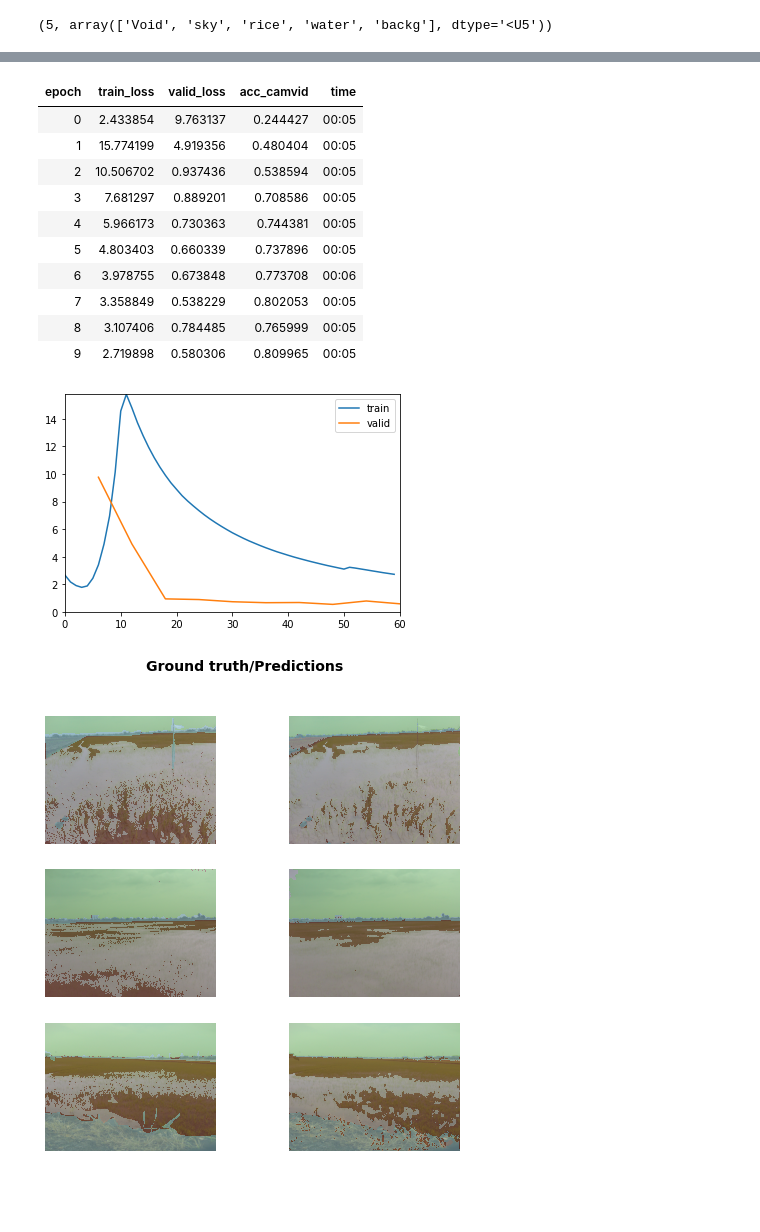
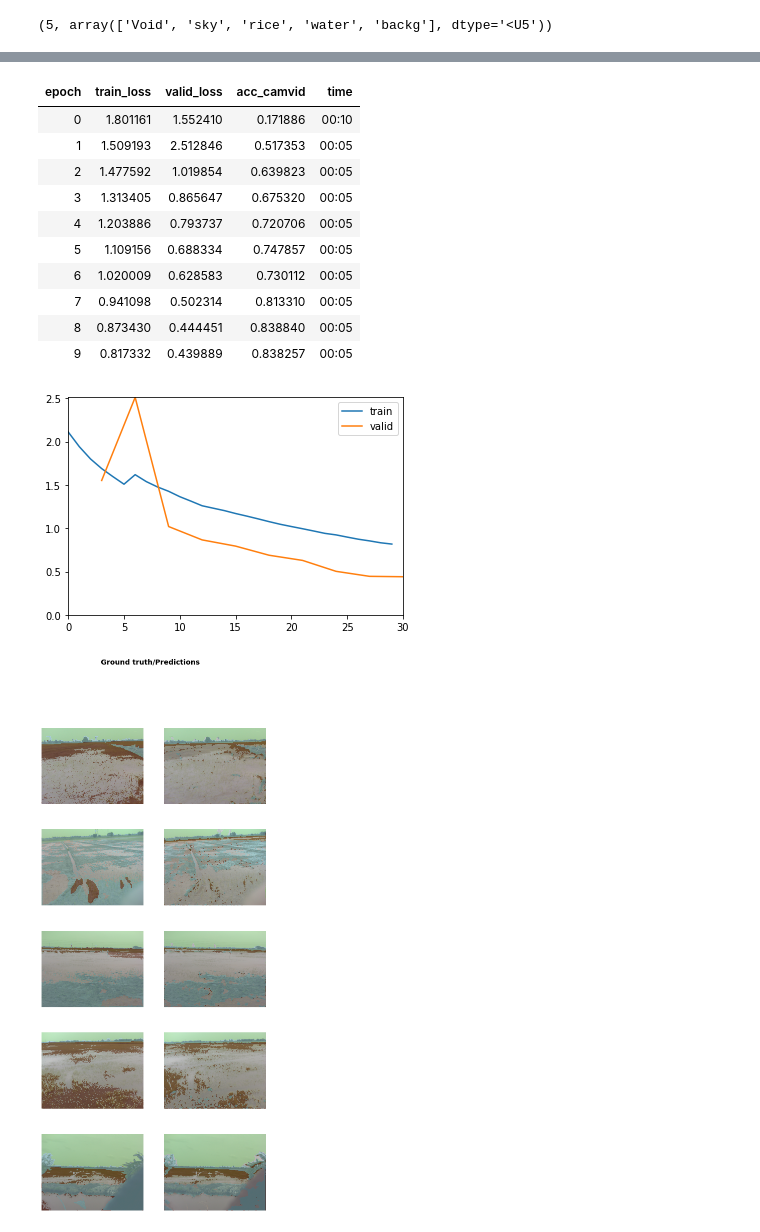
Before and after one commit to gnoparus/floodDetection, a Jupyter notebook: Model.ipynb, the cells around one changed output, grey strips where cells are left out. Cells and saved outputs as stored; diff of their text form; code cells hidden in the pictures; blank space fills up the shorter version.

```diff
--- a/Model.ipynb
+++ b/Model.ipynb
@@ -126,25 +155,25 @@ learner = unet_learner(databunch, models.resnet34,
 # %%
-lr=3e-3
+lr=1e-3
 # %%
-learner.fit_one_cycle(10, slice(lr), pct_start=0.9)
+learner.fit_one_cycle(10, lr, pct_start=0.4)
 # %% [output]
 | epoch | train_loss | valid_loss | acc_camvid | time |
-| 0 | 2.433854 | 9.763137 | 0.244427 | 00:05 |
-| 1 | 15.774199 | 4.919356 | 0.480404 | 00:05 |
-| 2 | 10.506702 | 0.937436 | 0.538594 | 00:05 |
-| 3 | 7.681297 | 0.889201 | 0.708586 | 00:05 |
-| 4 | 5.966173 | 0.730363 | 0.744381 | 00:05 |
-| 5 | 4.803403 | 0.660339 | 0.737896 | 00:05 |
-| 6 | 3.978755 | 0.673848 | 0.773708 | 00:06 |
-| 7 | 3.358849 | 0.538229 | 0.802053 | 00:05 |
-| 8 | 3.107406 | 0.784485 | 0.765999 | 00:05 |
-| 9 | 2.719898 | 0.580306 | 0.809965 | 00:05 |
+| 0 | 1.801161 | 1.552410 | 0.171886 | 00:10 |
+| 1 | 1.509193 | 2.512846 | 0.517353 | 00:05 |
+| 2 | 1.477592 | 1.019854 | 0.639823 | 00:05 |
+| 3 | 1.313405 | 0.865647 | 0.675320 | 00:05 |
+| 4 | 1.203886 | 0.793737 | 0.720706 | 00:05 |
+| 5 | 1.109156 | 0.688334 | 0.747857 | 00:05 |
+| 6 | 1.020009 | 0.628583 | 0.730112 | 00:05 |
+| 7 | 0.941098 | 0.502314 | 0.813310 | 00:05 |
+| 8 | 0.873430 | 0.444451 | 0.838840 | 00:05 |
+| 9 | 0.817332 | 0.439889 | 0.838257 | 00:05 |
-[figure, old version]
+[figure, new version]
 # %%
 learner.save('unet-resnet34-1')
 # %%
 learner.load('unet-resnet34-1');
 # %%
-learner.show_results(rows=3, figsize=(8, 8))
+learner.show_results(rows=5, figsize=(8, 18))
 # %% [output]
-[figure, old version]
+[figure, new version]
```
Also changed, not shown: parts of 11 cells of this notebook.
